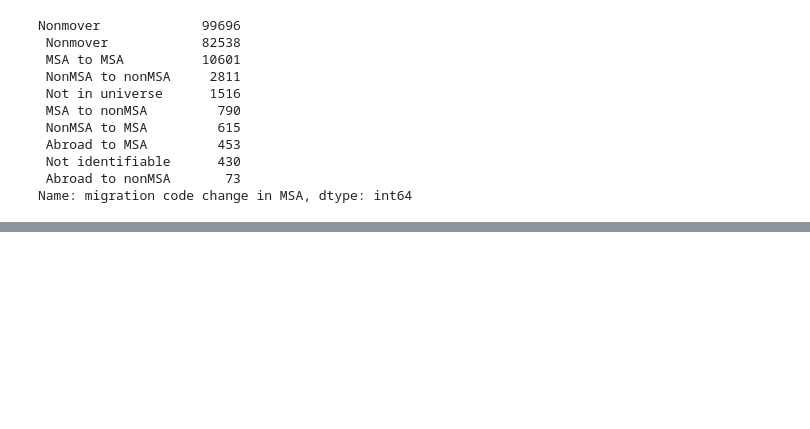
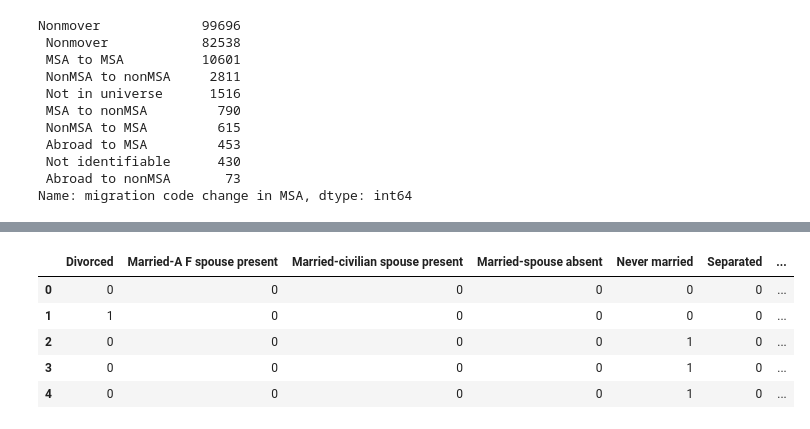
Before and after one commit to amitnayal222/DataScience, a Jupyter notebook: Data cleaning.ipynb, the cells around one changed output, grey strips where cells are left out. Drawn from its saved outputs; the diff is of its cells as text; code cells hidden in the pictures; blank space fills up the shorter version.

```diff
--- a/Data cleaning.ipynb
+++ b/Data cleaning.ipynb
@@ -219,0 +337,9 @@ Name: migration code change in MSA, dtype: int64
+# %%
+#converting categorical data to numeric data
+def cat_numeric(x):
+    if x==' Female':
+        return 0
+    if x==' Male':
+        return 1
+census['gender_cd']=census['gender'].apply(cat_numeric)
+census.head()
@@ -219,0 +353,11 @@ Name: migration code change in MSA, dtype: int64
+# %%
+#one-hot encoding
+dummies = pd.get_dummies(census['maritial status'])
+dummies.head()
+# %% [output]
+|  | Divorced | Married-A F spouse present | Married-civilian spouse present | Married-spouse absent | Never married | Separated | ... |
+| 0 | 0 | 0 | 0 | 0 | 0 | 0 | ... |
+| 1 | 1 | 0 | 0 | 0 | 0 | 0 | ... |
+| 2 | 0 | 0 | 0 | 0 | 1 | 0 | ... |
+| 3 | 0 | 0 | 0 | 0 | 1 | 0 | ... |
+| 4 | 0 | 0 | 0 | 0 | 1 | 0 | ... |
```
Also changed, not shown: parts of 17 cells of this notebook.
